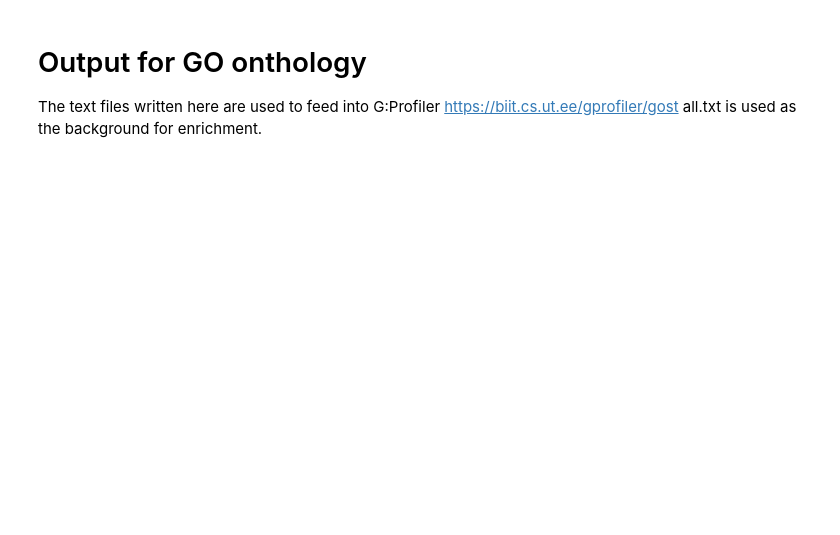
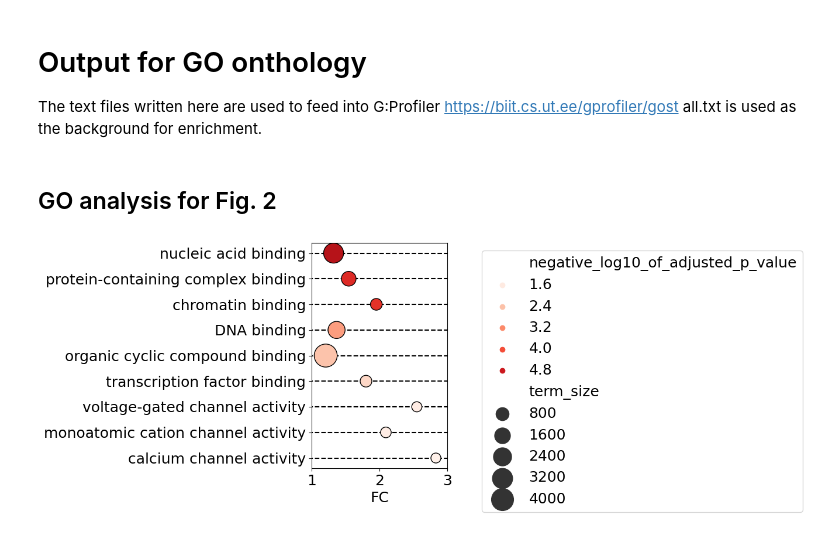
Before and after one commit to sukeniklab/ClinVar_Re_predictions, a Jupyter notebook: analysis/plotClinvarAll.ipynb, the cells around one changed output. Drawn from its saved outputs; the diff is of its cells as text; code cells hidden in the pictures; blank space fills up the shorter version.

```diff
--- a/analysis/plotClinvarAll.ipynb
+++ b/analysis/plotClinvarAll.ipynb
@@ -240,3 +269,23 @@ Re_expand_prots = data[(data['resDisordered']=='YES')&(data['mut_vs_wt_Re_delta_
 np.savetxt('compact.txt', Re_compact_prots, delimiter=',',fmt='%s')
 np.savetxt('expand.txt', Re_expand_prots, delimiter=',',fmt='%s')
 np.savetxt('all.txt', Re_all_prots, delimiter=',',fmt='%s')
+# %% [markdown]
+## GO analysis for Fig. 2
+# %%
+compact = pd.read_csv('./gProfiler_hsapiens_12-23-2024_compact.csv',
+                      comment='#',)
+compact['FC']=compact['intersection_size']/compact['query_size']/(compact['term_size']/compact['effective_domain_size'])
+for source in ['GO:MF']:#,'GO:CC']:
+    sliced = compact[(compact['source']==source)&(compact['term_size']>50)&(compact['FC']>1.1)&(compact['term_name'].str.len()<35)]
+    fig,ax = plt.subplots(figsize=[3,5])
+    ax.hlines(np.arange(len(sliced)),np.zeros(len(sliced)),np.ones(len(sliced))*4.5,
+              color='k',linestyle='--',zorder=0)
+    g = sns.scatterplot(x='FC',y='term_name',data=sliced,hue='negative_log10_of_adjusted_p_value',
+               size='term_size',sizes=(150,800),palette='Reds',
+               legend='brief',edgecolor='k',
+               hue_norm=(1.3,6),ax=ax)
+    g.legend(bbox_to_anchor=(1.2,1))
+    ax.set_xlim(1,3)
+    ax.set_ylabel('')
+# %% [output]
+[figure, added]
```
Also changed, not shown: parts of 27 cells of this notebook, 11 other files.
